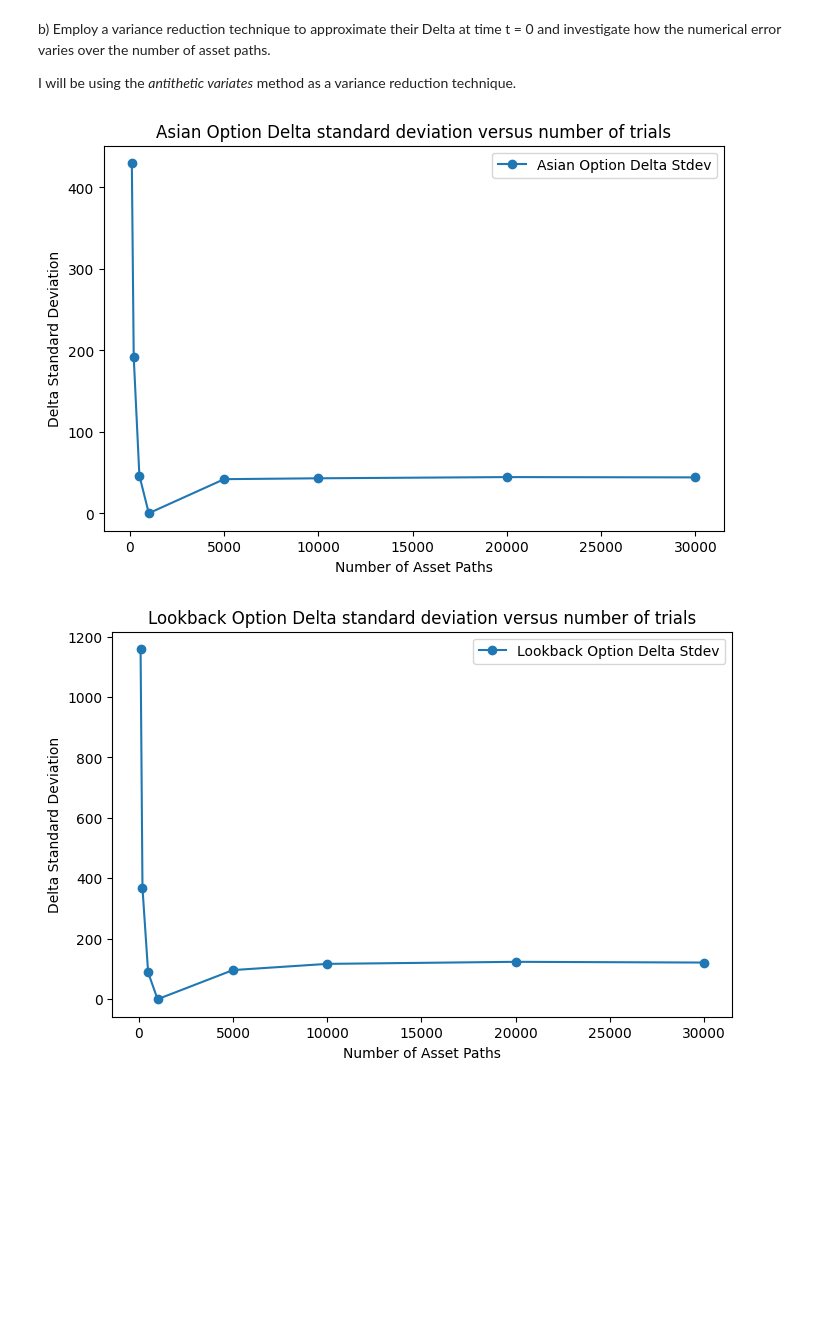
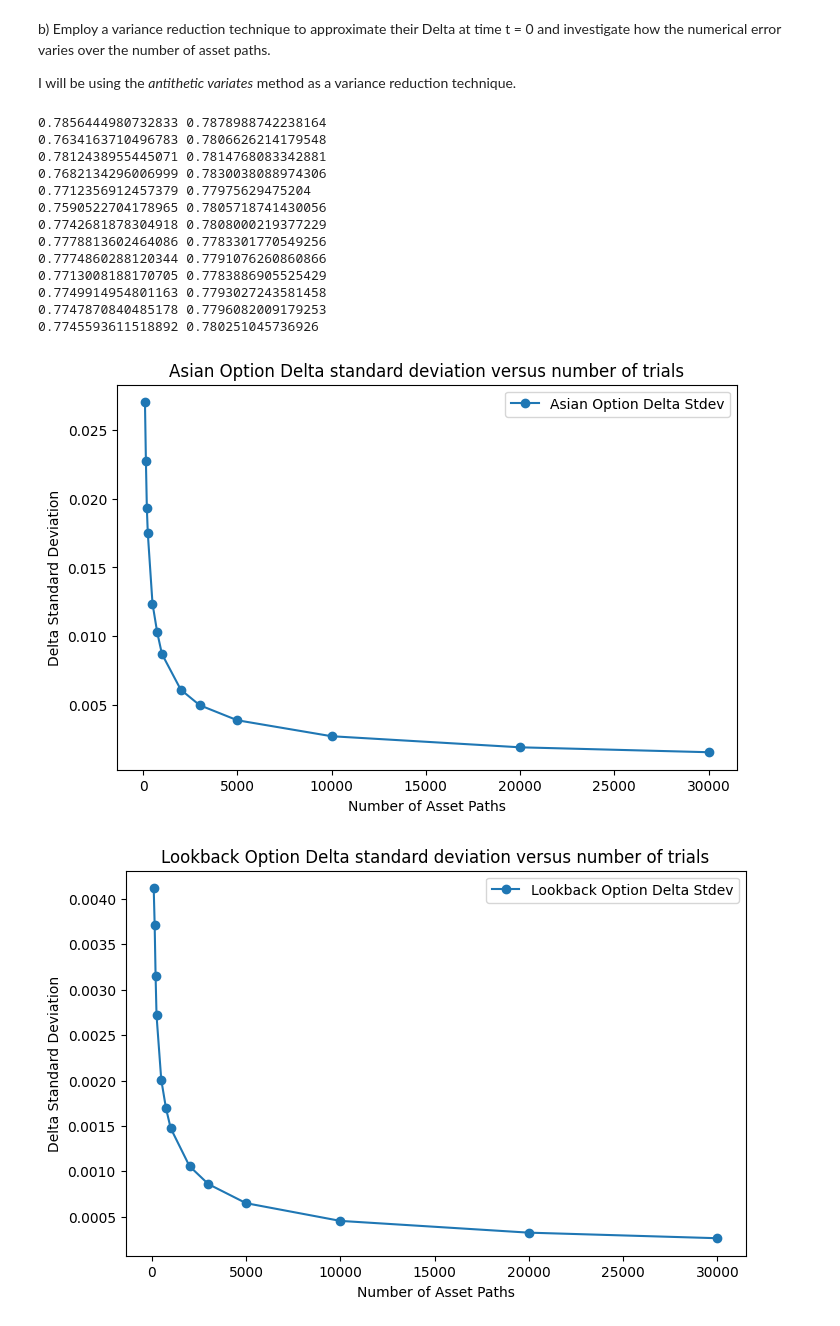
Before and after one commit to andreist3fan/ovmHW2, a Jupyter notebook: jupyter/homework.ipynb, the cells around one changed output. Drawn from its saved outputs; the diff is of its cells as text; code cells hidden in the pictures; blank space fills up the shorter version.

```diff
--- a/jupyter/homework.ipynb
+++ b/jupyter/homework.ipynb
@@ -719,44 +740,60 @@ def antithetic_variates_delta(S0, r, sigma, T, E, n, M, epsilon, payoff_function
 
     return delta, delta_std
 # %%
+np.random.seed(42)
+
 T = 1
 S0 = 1
 E = 1.2
 r = 0.05
 sigma = 0.3
-ns = [100, 200, 500, 1000, 5000, 10000, 20000, 30_000]
-M = 1000
+ns = [100,150, 200,250, 500,750, 1000,2000,3000, 5000, 10000, 20000, 30_000]
+M = 52
 epsilon = 0.001
 
 asian_deltas = []
 lookback_deltas = []
 
 
 for n in ns:
-    delta_asian, stdev_asian = antithetic_variates_delta(S0, r, sigma, T, E, n, M, epsilon, asian_option_payoff)
-    delta_lookback, stdev_lookback = antithetic_variates_delta(S0, r, sigma, T, E, n, M, epsilon, lookback_option_payoff)
+    delta_asian, stdev_asian = antithetic_variates_delta(S0, r, sigma, T, E, n,M, epsilon, asian_option_payoff)
+    delta_lookback, stdev_lookback = antithetic_variates_delta(S0, r, sigma, T, E, n,M, epsilon, lookback_option_payoff)
 
     asian_deltas.append(stdev_asian)
     lookback_deltas.append(stdev_lookback)
+    #print(delta_asian, delta_lookback)
 
 # Plot for Asian Option Delta Standard Deviation
 plt.figure(figsize=(8, 5))
 plt.plot(ns, asian_deltas, 'o-', label='Asian Option Delta Stdev')
 plt.xlabel('Number of Asset Paths')
 plt.ylabel('Delta Standard Deviation')
 plt.title('Asian Option Delta standard deviation versus number of trials')
 plt.legend()
 plt.show()
 
 # Plot for Lookback Option Delta Standard Deviation
 plt.figure(figsize=(8, 5))
 plt.plot(ns, lookback_deltas, 'o-', label='Lookback Option Delta Stdev')
 plt.xlabel('Number of Asset Paths')
 plt.ylabel('Delta Standard Deviation')
 plt.title('Lookback Option Delta standard deviation versus number of trials')
 plt.legend()
 plt.show()
 # %% [output]
+0.7856444980732833 0.7878988742238164
+0.7634163710496783 0.7806626214179548
+0.7812438955445071 0.7814768083342881
+0.7682134296006999 0.7830038088974306
+0.7712356912457379 0.77975629475204
+0.7590522704178965 0.7805718741430056
+0.7742681878304918 0.7808000219377229
+0.7778813602464086 0.7783301770549256
+0.7774860288120344 0.7791076260860866
+0.7713008188170705 0.7783886905525429
+0.7749914954801163 0.7793027243581458
+0.7747870840485178 0.7796082009179253
+0.7745593611518892 0.780251045736926
-[figure, old version]
+[figure, new version]
-[figure, old version]
+[figure, new version]
 # %% [markdown]
```
Also changed, not shown: parts of 12 cells of this notebook.
